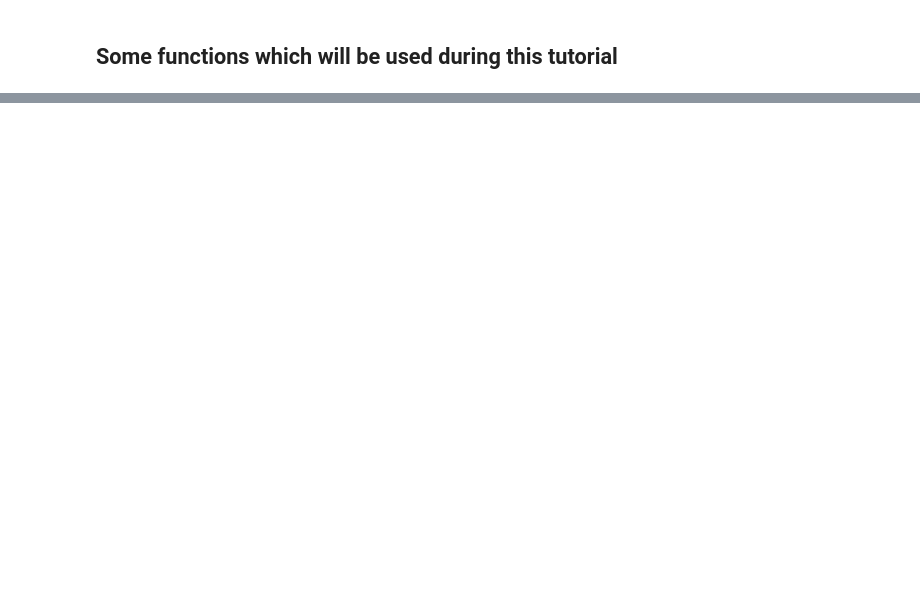
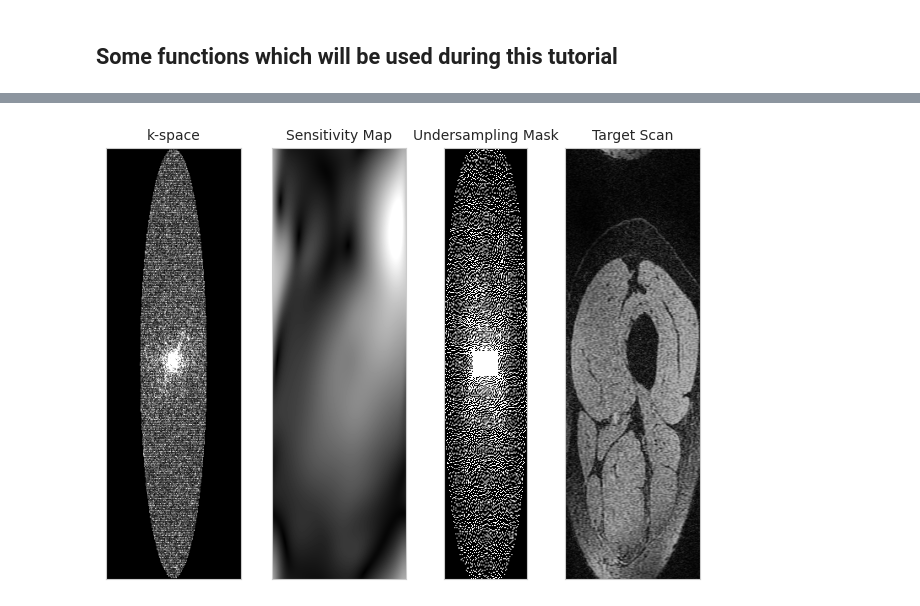
Before and after one commit to TimPaquaij/atommic, a Jupyter notebook: projects/MTL/rs/SKMTEA/visualize_preprocssing.ipynb, the cells around one changed output, grey strips where cells are left out. Cells and saved outputs as stored; diff of their text form; code cells hidden in the pictures; blank space fills up the shorter version.

```diff
--- a/projects/MTL/rs/SKMTEA/visualize_preprocssing.ipynb
+++ b/projects/MTL/rs/SKMTEA/visualize_preprocssing.ipynb
@@ -316,0 +306,11 @@ kspace = torch.fft.fft(torch.fft.ifftshift(torch.as_tensor(kspace_org),dim=0), d
+# %%
+sl=7
+hsize = 5
+wsize = hsize / scan_org.shape[1] * scan_org.shape[2]
+seg_colorized = label2rgb(one_hot_to_categorical(segmentation_one_org[sl,:,:],channel_dim=-1), bg_label=0)
+fig, axs = plt.subplots(1, 4, gridspec_kw={'width_ratios': [1, 1,0.75,1]})
+plot_images([get_scaled_image(np.abs(kspace_org)[sl,:,:,0,0], 0.99, clip=True),get_scaled_image(np.abs(maps_org)[sl,:,:,0,0], 0.99, clip=True),np.abs(mask_org),get_scaled_image(np.abs(scan_org)[sl,:,:,0,0], 0.99, clip=True)],axs=axs,titles=['k-space',"Sensitivity Map","Undersampling Mask","Target Scan"],fontsize =10,overlay=[None,None,None,seg_colorized])
+fig.tight_layout()
+fig.savefig('/scratch/tmpaquaij/Figures/Dataset_overview.png')
+# %% [output]
+[figure, added]
```
Also changed, not shown: parts of 19 cells of this notebook, 15 other files.
